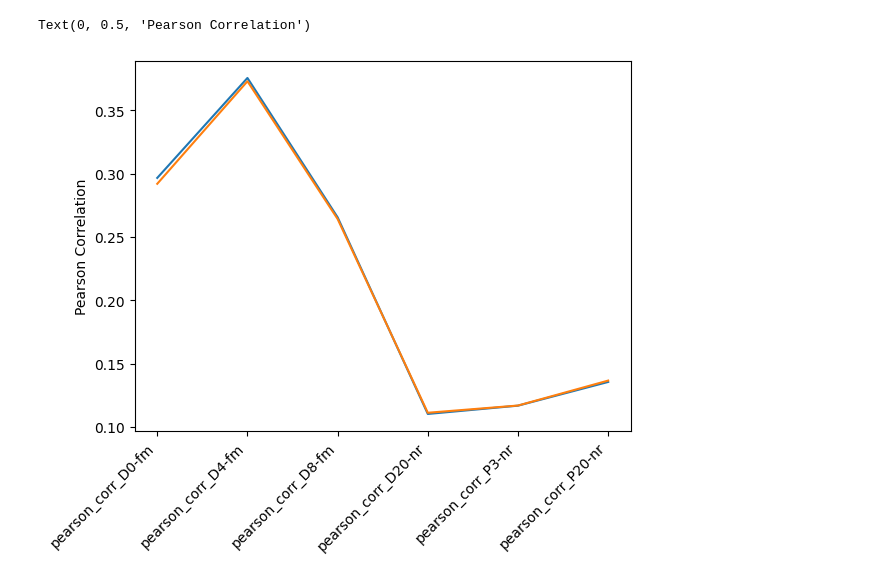
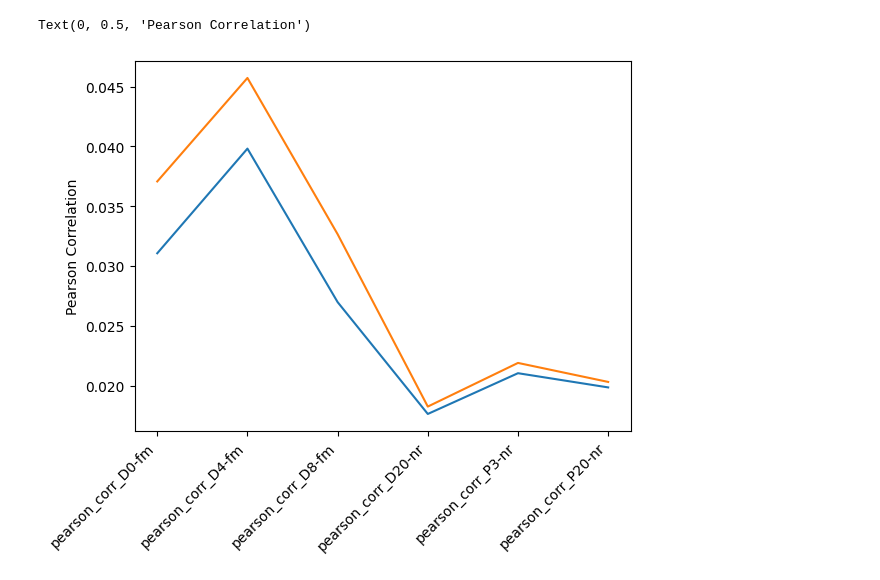
Before and after one commit to a93sokol/scGPT_reproduce, a Jupyter notebook: tutorials/explore_pert_search.ipynb, the cells around one changed output. Drawn from its saved outputs; the diff is of its cells as text; code cells hidden in the pictures.

```diff
--- a/tutorials/explore_pert_search.ipynb
+++ b/tutorials/explore_pert_search.ipynb
@@ -3,6 +3,6 @@ import pandas as pd
 import numpy as np
 import matplotlib.pyplot as plt
 # %%
-df_oksm = pd.read_csv('./ipsc_perturbation_search_v2_oksm_top4k_hvgs_ReplogleFtuneModel2Epoch.csv', index_col = 0)
-df = pd.read_csv('./ipsc_perturbation_search_v2_top4k_hvgs_ReplogleFtuneModel2Epoch.csv', index_col = 0)
+df = pd.read_csv('./save/ipsc_perturbation_sampling_search.csv', index_col = 0)#.iloc[6:]
+df_oksm = pd.read_csv('./save/ipsc_perturbation_sampling_search_oksm.csv', index_col = 0)
 # %%
@@ -76,16 +129,16 @@ rep_order = ['pearson_corr_D0-fm', 'pearson_corr_D4-fm', 'pearson_corr_D8-fm', '
 # %%
 df.loc[:,rep_order].mean().T.plot()
-df_oksm.loc[:,rep_order].head(4).mean().T.plot()
+df_oksm.loc[:,rep_order].mean().T.plot()
 plt.xticks(rotation=45,ha='right')
 plt.ylabel('Pearson Correlation')
 #plt.savefig('./rand10perts_corr.pdf',bbox_inches='tight')
 
 #plt.xticks(rotation=45,ha='right')
 #plt.ylabel('Pearson Correlation')
 #plt.savefig('./OKSMperts_corr.pdf',bbox_inches='tight');
 # %% [output]
 Text(0, 0.5, 'Pearson Correlation')
-[figure, old version]
+[figure, new version]
 # %%
 df.corr().loc[~np.array(f),~np.array(f)]
 # %% [output]
```
Also changed, not shown: parts of 16 cells of this notebook, 1 other file.
